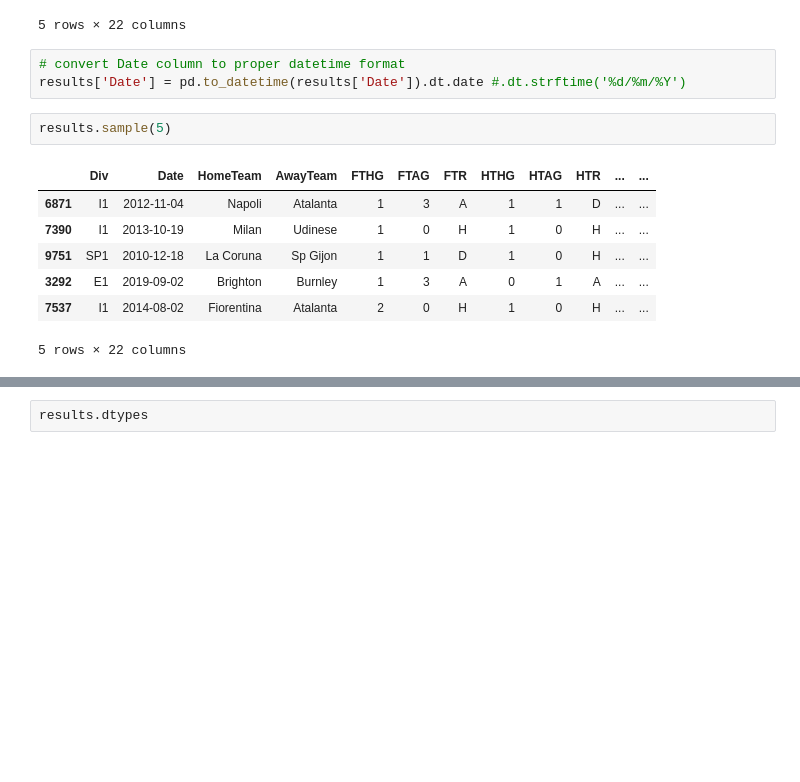
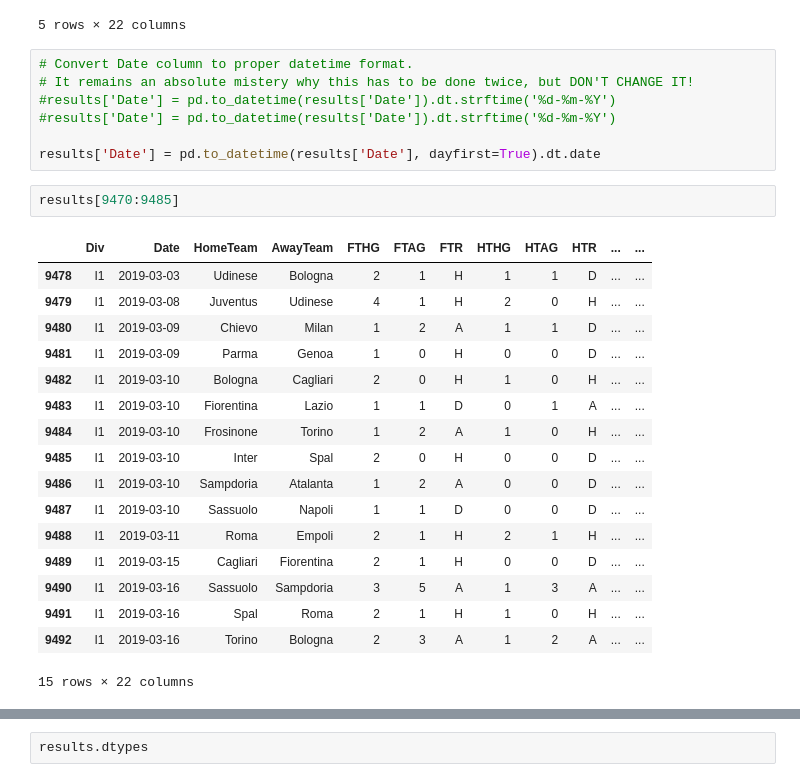
Before and after one commit to michapries/bachelors-thesis, a Jupyter notebook: preprocessing.ipynb, the cells around one changed output, grey strips where cells are left out. Saved outputs shown, nothing was run; the diff lists cells and outputs as text; blank space fills up the shorter version.

```diff
--- a/preprocessing.ipynb
+++ b/preprocessing.ipynb
@@ -102,15 +102,29 @@ results.head()
 | 4 | E1 | 14/08/10 | Sunderland | Birmingham | 2 | 2 | D | 1 | 0 | H | ... | ... |
 5 rows × 22 columns
 # %%
-# convert Date column to proper datetime format
-results['Date'] = pd.to_datetime(results['Date']).dt.date #.dt.strftime('%d/%m/%Y')
+# Convert Date column to proper datetime format.
+# It remains an absolute mistery why this has to be done twice, but DON'T CHANGE IT!
+#results['Date'] = pd.to_datetime(results['Date']).dt.strftime('%d-%m-%Y')
+#results['Date'] = pd.to_datetime(results['Date']).dt.strftime('%d-%m-%Y')
+
+results['Date'] = pd.to_datetime(results['Date'], dayfirst=True).dt.date
-# %%
-results.sample(5)
-# %% [output]
-|  | Div | Date | HomeTeam | AwayTeam | FTHG | FTAG | FTR | HTHG | HTAG | HTR | ... | ... |
-| 6871 | I1 | 2012-11-04 | Napoli | Atalanta | 1 | 3 | A | 1 | 1 | D | ... | ... |
-| 7390 | I1 | 2013-10-19 | Milan | Udinese | 1 | 0 | H | 1 | 0 | H | ... | ... |
-| 9751 | SP1 | 2010-12-18 | La Coruna | Sp Gijon | 1 | 1 | D | 1 | 0 | H | ... | ... |
-| 3292 | E1 | 2019-09-02 | Brighton | Burnley | 1 | 3 | A | 0 | 1 | A | ... | ... |
-| 7537 | I1 | 2014-08-02 | Fiorentina | Atalanta | 2 | 0 | H | 1 | 0 | H | ... | ... |
-5 rows × 22 columns
+# %%
+results[9470:9485]
+# %% [output]
+|  | Div | Date | HomeTeam | AwayTeam | FTHG | FTAG | FTR | HTHG | HTAG | HTR | ... | ... |
+| 9478 | I1 | 2019-03-03 | Udinese | Bologna | 2 | 1 | H | 1 | 1 | D | ... | ... |
+| 9479 | I1 | 2019-03-08 | Juventus | Udinese | 4 | 1 | H | 2 | 0 | H | ... | ... |
+| 9480 | I1 | 2019-03-09 | Chievo | Milan | 1 | 2 | A | 1 | 1 | D | ... | ... |
+| 9481 | I1 | 2019-03-09 | Parma | Genoa | 1 | 0 | H | 0 | 0 | D | ... | ... |
+| 9482 | I1 | 2019-03-10 | Bologna | Cagliari | 2 | 0 | H | 1 | 0 | H | ... | ... |
+| 9483 | I1 | 2019-03-10 | Fiorentina | Lazio | 1 | 1 | D | 0 | 1 | A | ... | ... |
+| 9484 | I1 | 2019-03-10 | Frosinone | Torino | 1 | 2 | A | 1 | 0 | H | ... | ... |
+| 9485 | I1 | 2019-03-10 | Inter | Spal | 2 | 0 | H | 0 | 0 | D | ... | ... |
+| 9486 | I1 | 2019-03-10 | Sampdoria | Atalanta | 1 | 2 | A | 0 | 0 | D | ... | ... |
+| 9487 | I1 | 2019-03-10 | Sassuolo | Napoli | 1 | 1 | D | 0 | 0 | D | ... | ... |
+| 9488 | I1 | 2019-03-11 | Roma | Empoli | 2 | 1 | H | 2 | 1 | H | ... | ... |
+| 9489 | I1 | 2019-03-15 | Cagliari | Fiorentina | 2 | 1 | H | 0 | 0 | D | ... | ... |
+| 9490 | I1 | 2019-03-16 | Sassuolo | Sampdoria | 3 | 5 | A | 1 | 3 | A | ... | ... |
+| 9491 | I1 | 2019-03-16 | Spal | Roma | 2 | 1 | H | 1 | 0 | H | ... | ... |
+| 9492 | I1 | 2019-03-16 | Torino | Bologna | 2 | 3 | A | 1 | 2 | A | ... | ... |
+15 rows × 22 columns
```
Also changed, not shown: parts of 2 cells of this notebook, 3 other files.
